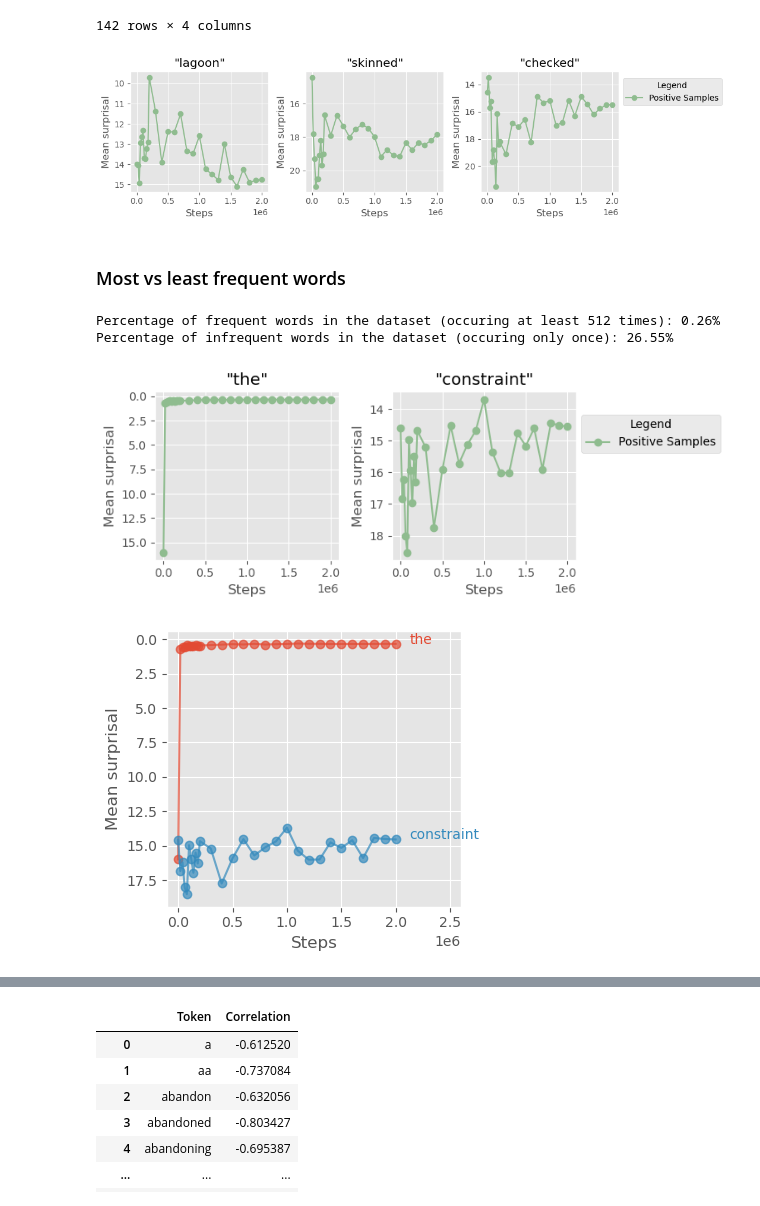
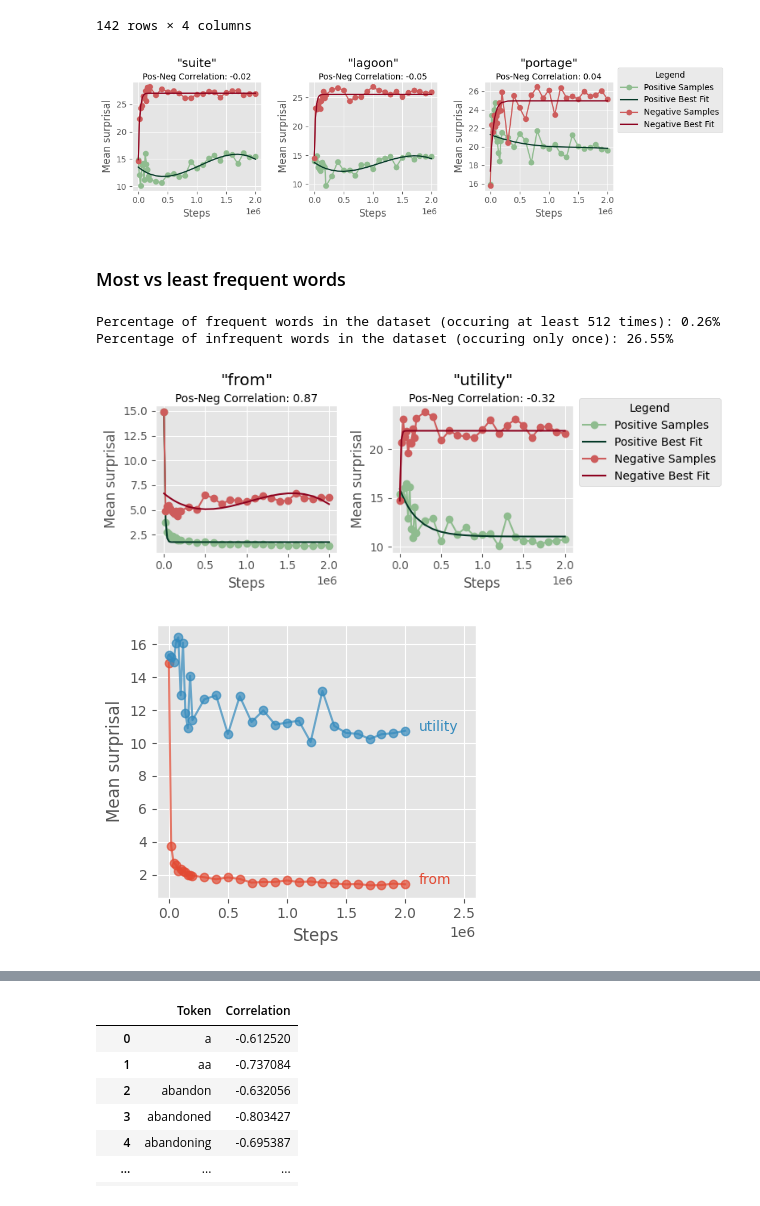
Before and after one commit to NazaninShafiabadi/antisurprisal, a Jupyter notebook: src/word_acquisition.ipynb, the cells around one changed output, grey strips where cells are left out. Saved outputs shown, nothing was run; the diff lists cells and outputs as text; code cells hidden in the pictures.

```diff
--- a/src/word_acquisition.ipynb
+++ b/src/word_acquisition.ipynb
@@ -18,15 +19,5 @@ warnings.filterwarnings(action='ignore', category=RuntimeWarning)
 # %% [markdown]
 ### Surprisals Analysis
 # %%
-wikitext_surprisals = '../results/lexique_results/shuffled_bert_surprisals.txt'
+wikitext_surprisals = '../results/shuffled_bert_surprisals.txt'
 surprisals = pd.read_csv(wikitext_surprisals, delimiter='\t')
-# %%
-surprisals = (surprisals
-    .sort_values(['Token', 'Steps'])
-    .groupby('Token')
-    .apply(lambda x: x.assign(MeanSurprisalDiff = x['MeanSurprisal'].diff().fillna(0),
-                              StdevSurprisalDiff = x['StdevSurprisal'].diff().fillna(0)))
-    .reset_index(drop=True))
-
-surprisals.insert(0, 'Token', surprisals.pop('Token'))
-surprisals
@@ -84,9 +63,9 @@ not_converged
 142 rows × 4 columns
 # %%
 samples = not_converged.Token.sample(3).tolist()    # 'runaway', 'lightweight'
-plot_surprisals(samples, surprisals)
+plot_surprisals(samples, surprisals, neg_samples=True, fit_curve=True)
 # %% [output]
-[figure, old version]
+[figure, new version]
 # %% [markdown]
 ### Most vs least frequent words
 # %%
@@ -96,20 +75,14 @@ infrequent = surprisals[surprisals['NumExamples'] == 1]
 print(f'Percentage of frequent words in the dataset (occuring at least 512 times): {len(frequent)/len(surprisals)*100:.2f}%')
 print(f'Percentage of infrequent words in the dataset (occuring only once): {len(infrequent)/len(surprisals)*100:.2f}%')
 
+sample_freq = random.choice(frequent['Token'].drop_duplicates().tolist())
 sample_infreq = random.choice(infrequent['Token'].drop_duplicates().tolist())
 
-# plot_surprisals(
-#     frequent['Token'].drop_duplicates().sample(1).tolist() + infrequent['Token'].drop_duplicates().sample(1).tolist(),
-#     surprisals
-#     )
-plot_surprisals(
-    ['the', 'constraint'], # good choices: 'immortal', 'challenging', 'constraint', 'exploring'
-    surprisals
-    )
-
-plot_all_in_one(['the', 'constraint'], surprisals)
+# good examples: 'immortal', 'challenging', 'constraint', 'exploring'
+plot_surprisals([sample_freq, sample_infreq], surprisals, neg_samples=True, fit_curve=True)
+plot_all_in_one([sample_freq, sample_infreq], surprisals)
 # %% [output]
 Percentage of frequent words in the dataset (occuring at least 512 times): 0.26%
 Percentage of infrequent words in the dataset (occuring only once): 26.55%
-[figure, old version]
+[figure, new version]
-[figure, old version]
+[figure, new version]
```
Also changed, not shown: parts of 57 cells of this notebook, 6 other files.
